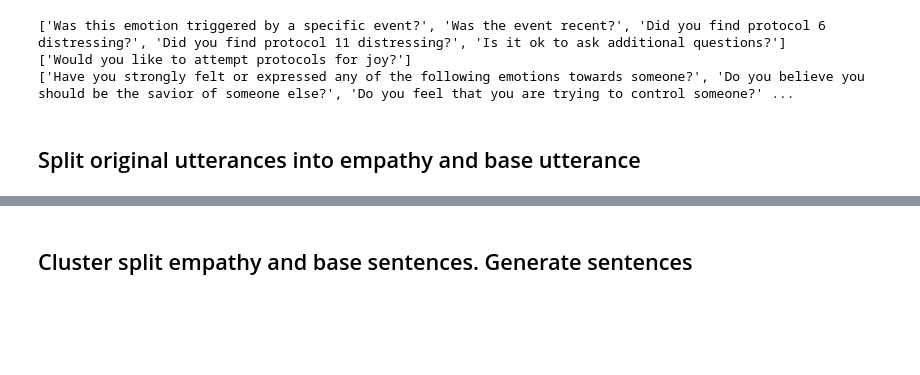
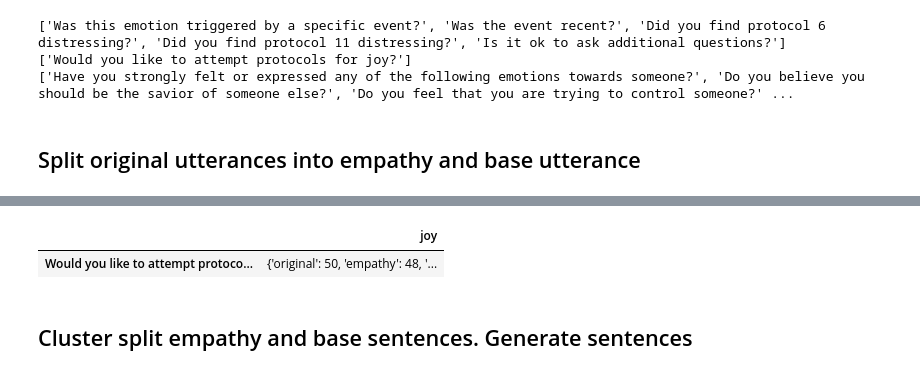
Before and after one commit to MariaMillet/psychotherapy_chatbot, a Jupyter notebook: generate_synthetic_dataset.ipynb, the cells around one changed output, grey strips where cells are left out. Drawn from its saved outputs; the diff is of its cells as text; code cells hidden in the pictures; blank space fills up the shorter version.

```diff
--- a/generate_synthetic_dataset.ipynb
+++ b/generate_synthetic_dataset.ipynb
@@ -248,3 +422,8 @@ split_utterances['joy']['initial_empathy_sentences']
+# %%
+pd.DataFrame.from_dict(dict_joy)
+# %% [output]
+|  | joy |
+| Would you like to attempt protoco... | {'original': 50, 'empathy': 48, '... |
 # %% [markdown]
 ## Cluster split empathy and base sentences. Generate sentences
 # %%
```
Also changed, not shown: parts of 37 cells of this notebook.
